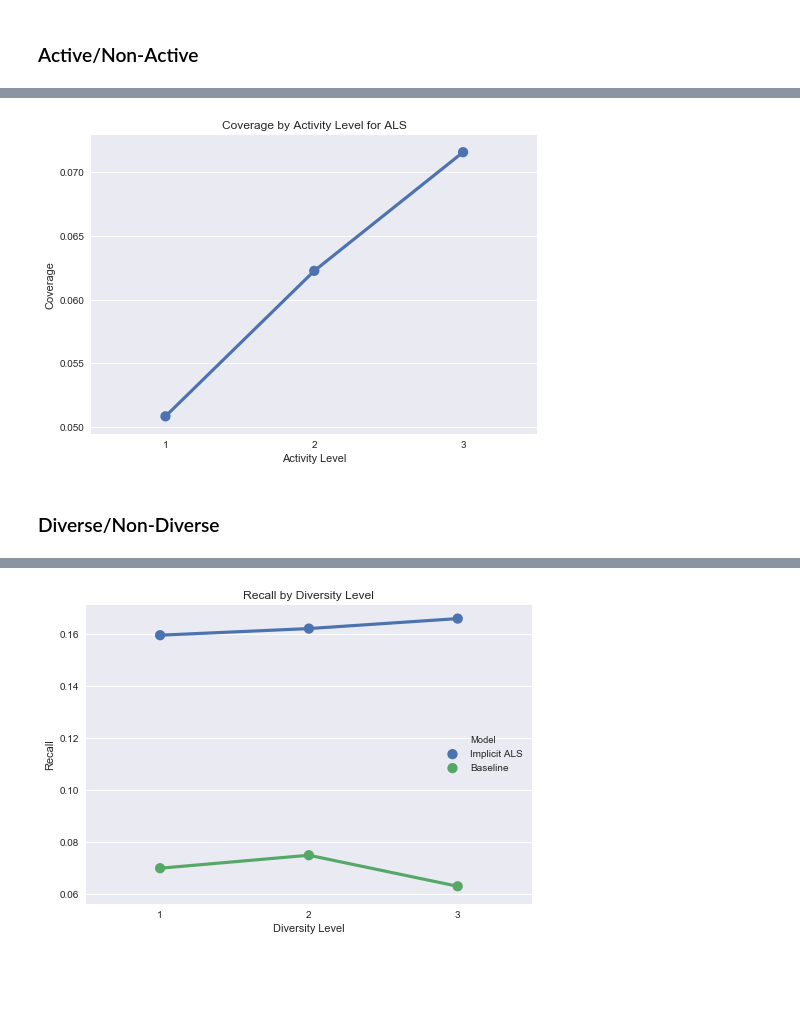
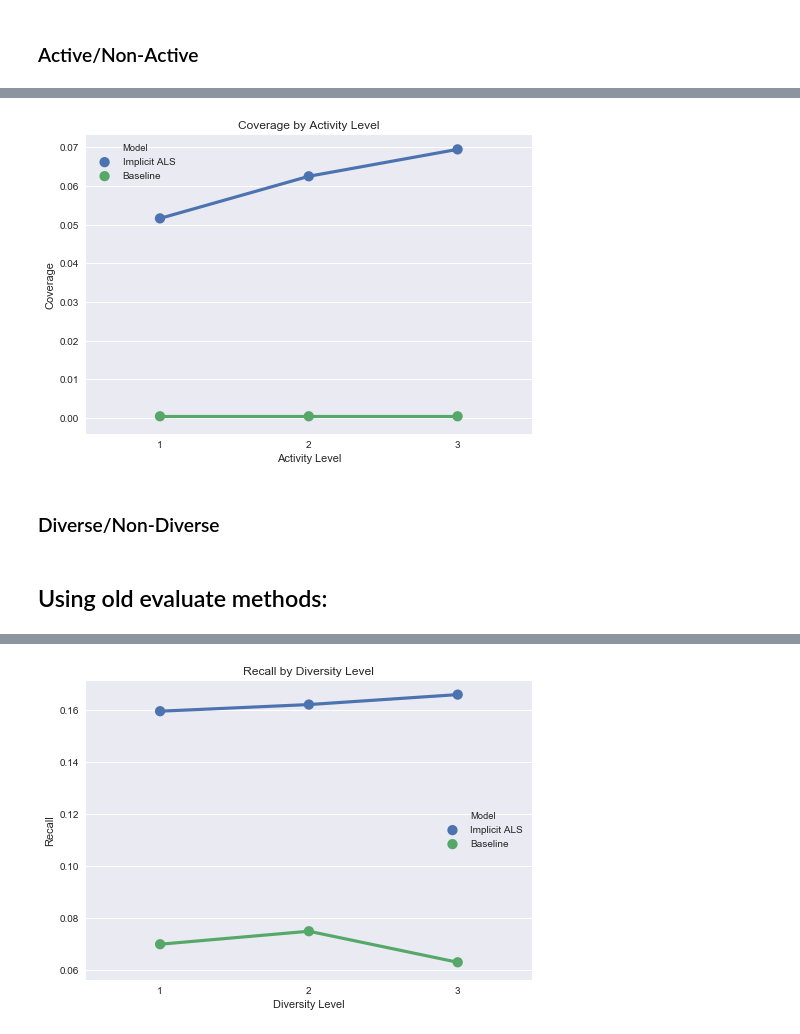
Before and after one commit to timjaya/lastfm, a Jupyter notebook: code/Main.ipynb, the cells around one changed output, grey strips where cells are left out. Drawn from its saved outputs; the diff is of its cells as text; code cells hidden in the pictures; blank space fills up the shorter version.

```diff
--- a/code/Main.ipynb
+++ b/code/Main.ipynb
@@ -279,13 +340,20 @@ plt.show()
 # %%
-# Plot Coverage of by Activity Level
-coverage_activity_df = pd.DataFrame({'N':levels, 'Recall': coverage_activity})
-g = sns.pointplot(x='N', y='Recall', data=coverage_activity_df)
-plt.title('Coverage by Activity Level for ALS')
+# Plot Coverage by Diversity Level
+coverage_activity_als_df = pd.DataFrame({'N':levels, 'Coverage': coverage_activity_als})
+coverage_activity_baseline_df = pd.DataFrame({'N':levels, 'Coverage': coverage_activity_baseline})
+f, ax = plt.subplots(1, 1)
+
+coverage_activity_als_df['Model'] = 'Implicit ALS'
+coverage_activity_baseline_df['Model'] = 'Baseline'
+df = pd.concat([coverage_activity_als_df,coverage_activity_baseline_df])
+sns.pointplot(ax=ax,x='N',y='Coverage',data=df,hue='Model')
+plt.title('Coverage by Activity Level')
 plt.xlabel('Activity Level')
 plt.ylabel('Coverage')
+
 plt.show()
 # %% [output]
-[figure, old version]
+[figure, new version]
 # %% [markdown]
 ### Diverse/Non-Diverse
 # %%
@@ -388,6 +456,8 @@ def old_evaluate_base(rec_items, test, M, n_rec = 20):
 
     recall = tp/test_n
     return recall,np.mean(ndcg)
+# %% [markdown]
+## Using old evaluate methods:
 # %%
 n=3
 #diversity_groups=diverse_users(plays_sparse, n)
```
Also changed, not shown: parts of 10 cells of this notebook.
